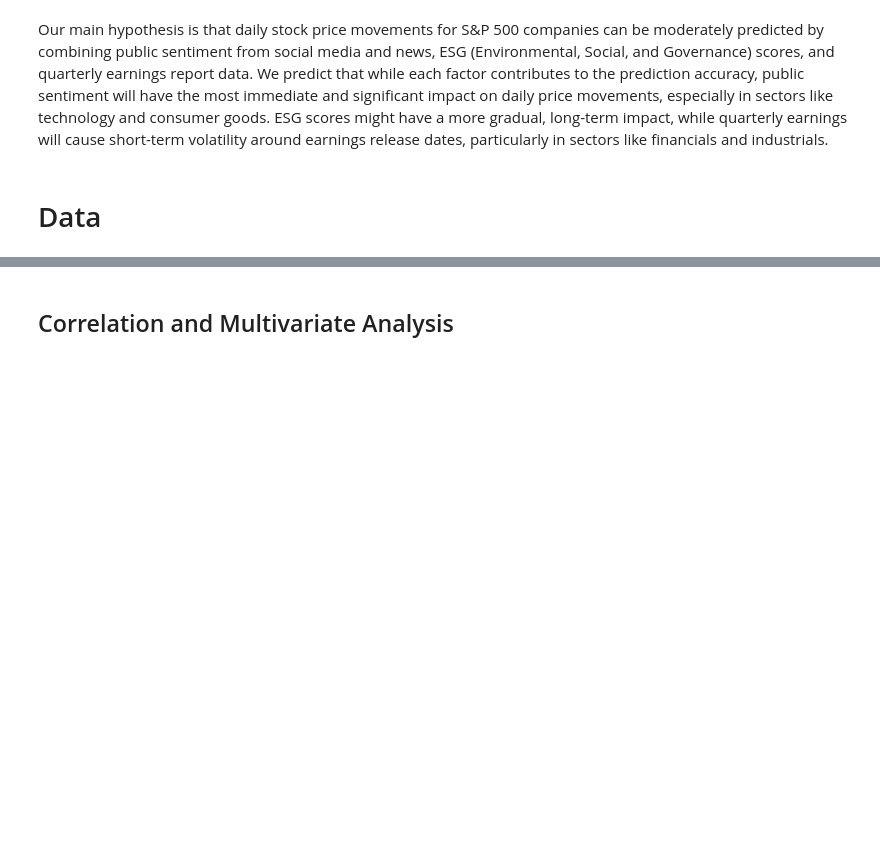
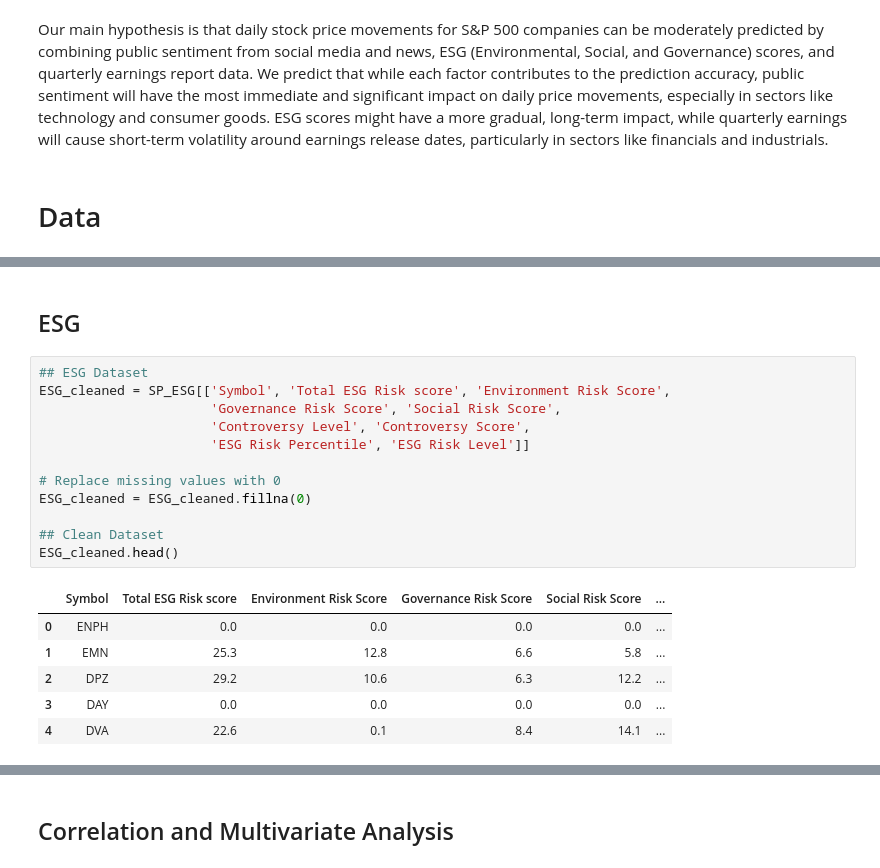
Before and after one commit to SyeinW/Cogs_108_Project_Data, a Jupyter notebook: checkpoint.ipynb, the cells around one changed output, grey strips where cells are left out. Cells and saved outputs as stored; diff of their text form; blank space fills up the shorter version.

```diff
--- a/checkpoint.ipynb
+++ b/checkpoint.ipynb
@@ -209,0 +133,21 @@ Words
+# %% [markdown]
+## ESG
+# %%
+## ESG Dataset
+ESG_cleaned = SP_ESG[['Symbol', 'Total ESG Risk score', 'Environment Risk Score',
+                      'Governance Risk Score', 'Social Risk Score',
+                      'Controversy Level', 'Controversy Score',
+                      'ESG Risk Percentile', 'ESG Risk Level']]
+
+# Replace missing values with 0
+ESG_cleaned = ESG_cleaned.fillna(0)
+
+## Clean Dataset
+ESG_cleaned.head()
+# %% [output]
+|  | Symbol | Total ESG Risk score | Environment Risk Score | Governance Risk Score | Social Risk Score | ... |
+| 0 | ENPH | 0.0 | 0.0 | 0.0 | 0.0 | ... |
+| 1 | EMN | 25.3 | 12.8 | 6.6 | 5.8 | ... |
+| 2 | DPZ | 29.2 | 10.6 | 6.3 | 12.2 | ... |
+| 3 | DAY | 0.0 | 0.0 | 0.0 | 0.0 | ... |
+| 4 | DVA | 22.6 | 0.1 | 8.4 | 14.1 | ... |
```
Also changed, not shown: parts of 29 cells of this notebook.
